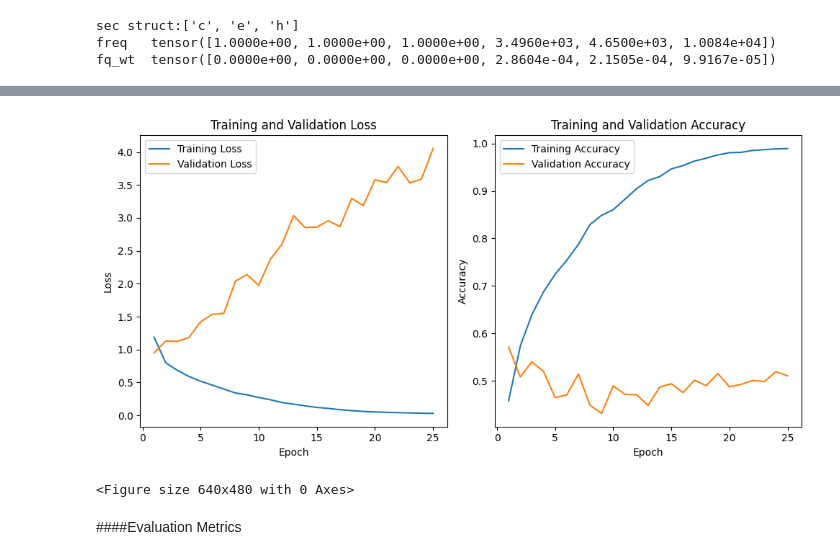
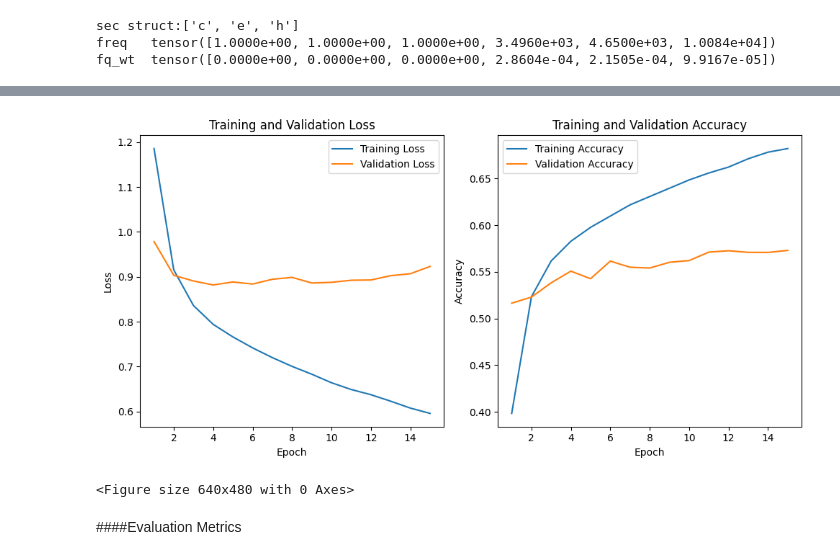
Before and after one commit to tl2122/Generative-AI, a Jupyter notebook: ProteinStructure_SecStructure_wEmbeddings.ipynb, the cells around one changed output, grey strips where cells are left out. Drawn from its saved outputs; the diff is of its cells as text; code cells hidden in the pictures.

```diff
--- a/ProteinStructure_SecStructure_wEmbeddings.ipynb
+++ b/ProteinStructure_SecStructure_wEmbeddings.ipynb
@@ -69,7 +69,7 @@ print (f"Total {len(aa)} samples.")
 print("Creating new Test and Train samples")
 #Make New sequences
 from sklearn.model_selection import train_test_split
-aa_train,aa_test,sh_train, sh_test = train_test_split(aa,sh,test_size=0.15)
+aa_train,aa_test,sh_train, sh_test = train_test_split(aa,sh,test_size=0.4)
 print(f"Train:{len(aa_train):4d} Test:{len(aa_test):4d}")
 print(f"Train:{len(sh_train):4d} Test:{len(sh_test):4d}")
 # %% [output]
@@ -318,5 +276,6 @@ X_test: (30, 130)  y_test: f(30, 130)
 # %%
 import torch.nn.functional as F
+device = torch.device("cuda" if torch.cuda.is_available() else "cpu")
 
 samples_size, seq_len = X_train_t.shape
 samples_size_test, seq_len_test = X_test_t.shape
@@ -329,17 +288,28 @@ trained_model.eval()
 # ------------------------------
 # Extract embeddings from the pretrained model
 # ------------------------------
+trained_model.eval() # set model to eval mode (important for dropout, layernorm behavior)
+
 with torch.no_grad():
-    X_emb_train = trained_model.token_emb(X_train_t) + trained_model.pos_emb(torch.arange(seq_len, device=device))
-    X_emb_test  = trained_model.token_emb(X_test_t) + trained_model.pos_emb(torch.arange(seq_len, device=device))
+    seq_len = X_train_t.shape[1]
+    pos = torch.arange(seq_len, device=device).unsqueeze(0)  # (1, seq_len) # positional indices (broadcastable)
 
-    for layer in trained_model.layers:
-        X_emb_train = layer(X_emb_train)
-        X_emb_test  = layer(X_emb_test)
+    def get_emb(X):
+        # token + positional embeddings
+        X_emb = trained_model.token_emb(X) + trained_model.pos_emb(pos)
 
-    X_emb_train = trained_model.norm(X_emb_train)
-    X_emb_test  = trained_model.norm(X_emb_test)
+        # pass through transformer layers
+        for layer in trained_model.layers:
+            X_emb = layer(X_emb)
 
+        # final normalization
+        X_emb = trained_model.norm(X_emb)
+        return X_emb
 
+    # compute embeddings
+    X_emb_train = get_emb(X_train_t)
+    X_emb_test  = get_emb(X_test_t)
+
+# embedding dimension
 emb_dim = X_emb_train.shape[-1]
 # %% [output]
@@ -414,8 +384,8 @@ sec struct:['c', 'e', 'h']
 freq   tensor([1.0000e+00, 1.0000e+00, 1.0000e+00, 3.4960e+03, 4.6500e+03, 1.0084e+04])
 fq_wt  tensor([0.0000e+00, 0.0000e+00, 0.0000e+00, 2.8604e-04, 2.1505e-04, 9.9167e-05])
 # %%
-batch_size  = 32
-lr = 1e-3
+batch_size  = 2
+lr = 2e-4
 # ==== DATASET  ====
 train_dataset = TensorDataset(X_emb_train, y_train_t)
 test_dataset  = TensorDataset(X_emb_test,  y_test_t)
@@ -427,7 +397,7 @@ class LSTMClassifier(nn.Module):
     def __init__(self, input_dim=256, hidden_dim=128, num_classes=6):
         super().__init__()
         self.lstm = nn.LSTM(input_dim, hidden_dim, batch_first=True, bidirectional=True)
-        self.dropout = nn.Dropout(0.35)
+        self.dropout = nn.Dropout(0.3)
         self.fc      = nn.Linear(hidden_dim * 2, num_classes)
 
     def forward(self, x):
@@ -435,7 +405,7 @@ class LSTMClassifier(nn.Module):
         out = self.dropout(out)
         return self.fc(out)
 
-model = LSTMClassifier(256,256,6)
+model = LSTMClassifier(256,16,6)
 criterion = nn.CrossEntropyLoss(weight=fq_wt, ignore_index=ignore_idx)
 optimizer = torch.optim.Adam(model.parameters(), lr=lr)
 
@@ -444,7 +414,7 @@ val_losses   = []
 train_accs   = []
 val_accs     = []
 
-epochs = 25
+nepochs = 15
 
 # ==== TRAIN LOOP ====
 def compute_accuracy(logits, y):
@@ -454,7 +424,7 @@ def compute_accuracy(logits, y):
     total = mask.sum().item()
     return correct / total if total > 0 else 0
 
-for epoch in range(epochs):
+for epoch in range(nepochs):
     model.train()
     train_loss, train_acc = 0, 0
 
@@ -516,7 +484,7 @@ Epoch 25: Train Loss=0.0313, Train Acc =0.9893, Val Loss  =4.0533, Val Acc   =0.
 # Functions for plotting Accuracy and Loss
 # =======================
 def plot_loss_acc(numepochs, train_loss, val_loss,train_acc, val_acc, model_name=""):
-  epochs_range = np.arange(1, epochs + 1)
+  epochs_range = np.arange(1, numepochs + 1)
   # Create a figure with two subplots (1 row, 2 columns)
   plt.figure(figsize=(10, 5))
 
@@ -547,9 +515,9 @@ def plot_loss_acc(numepochs, train_loss, val_loss,train_acc, val_acc, model_name
   plt.savefig(f"{savefile}.pdf"); plt.savefig(f"{savefile}.png")
 # %%
 ##Plot accuracy and loss
-plot_loss_acc(epochs, train_losses, val_losses,train_accs, val_accs, model_name="lstm")
+plot_loss_acc(nepochs, train_losses, val_losses,train_accs, val_accs, model_name="lstm")
 # %% [output]
-[figure, old version]
+[figure, new version]
 <Figure size 640x480 with 0 Axes>
 # %% [markdown]
 ####Evaluation Metrics
```
Also changed, not shown: parts of 15 cells of this notebook.
